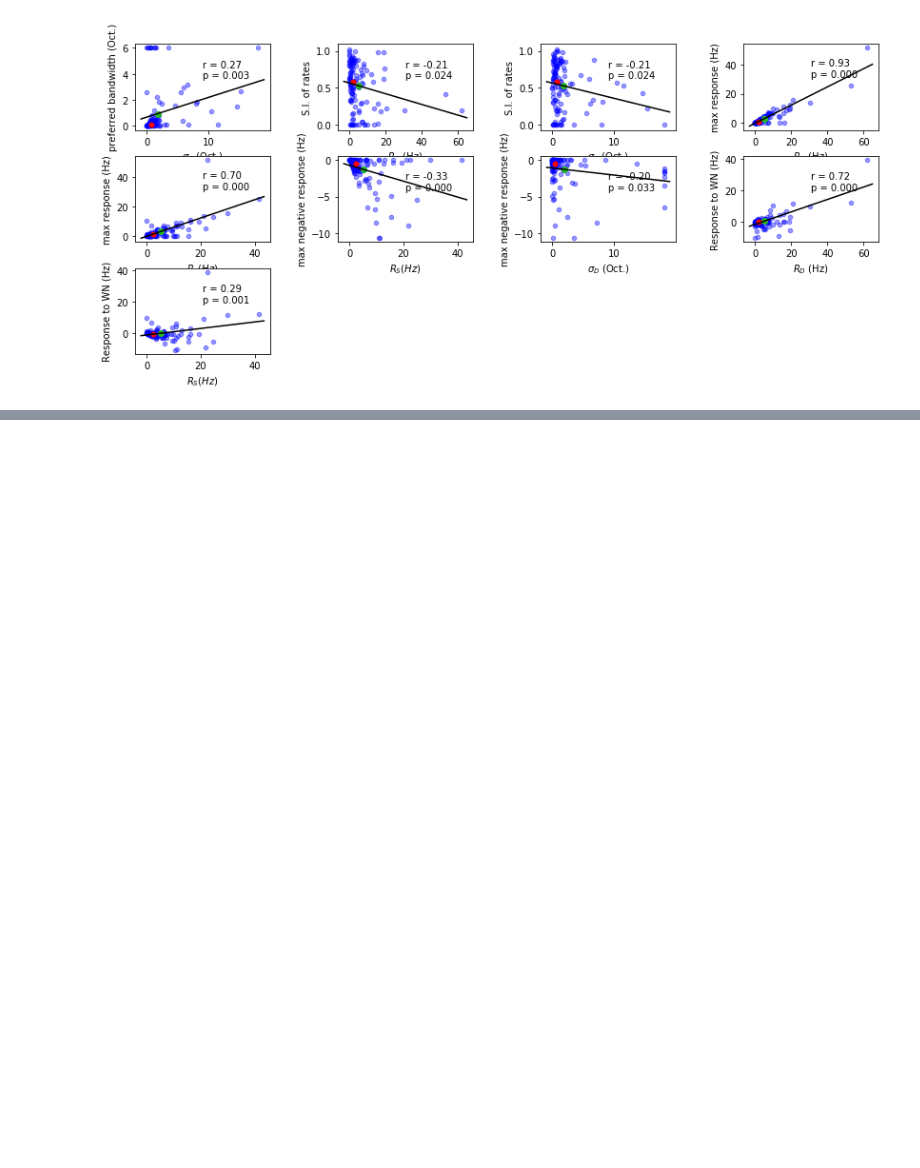
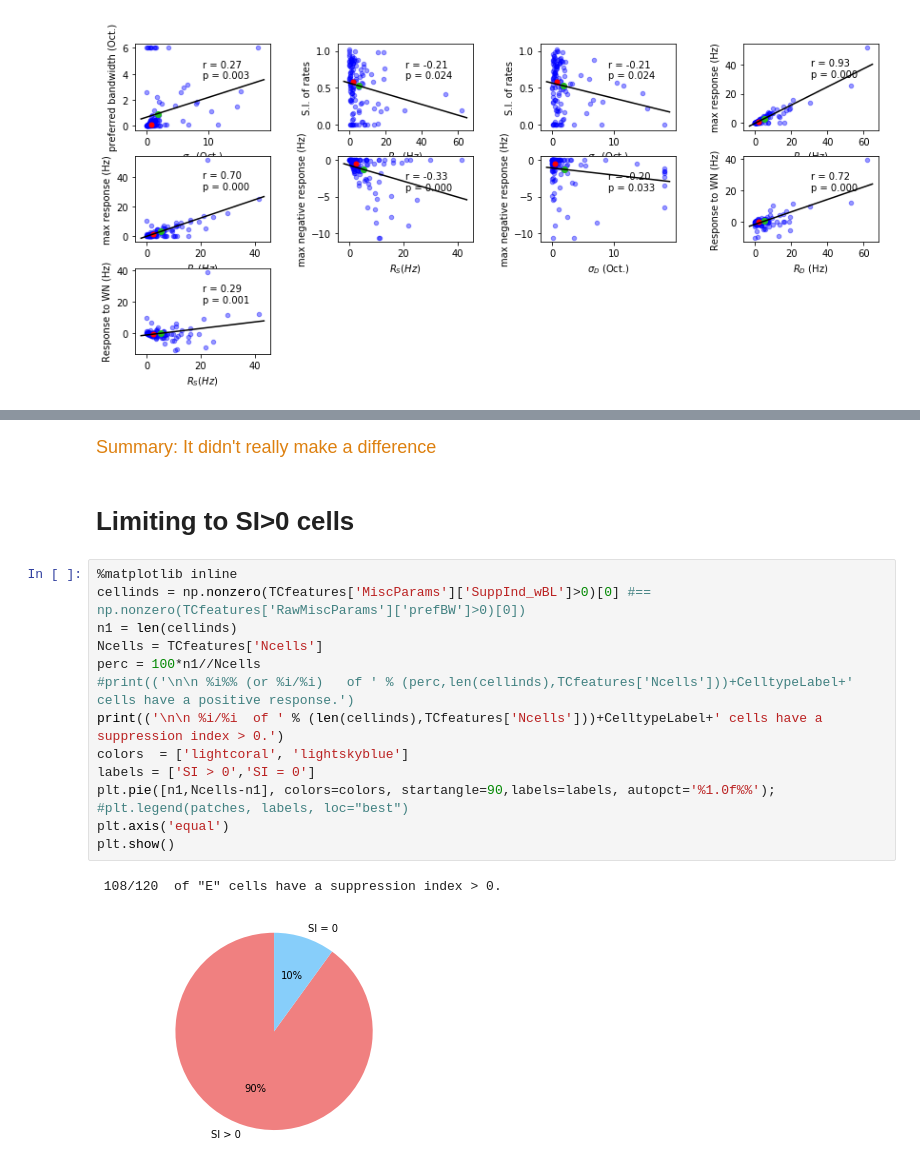
Before and after one commit to ahmadianlab/ACbandwidth, a Jupyter notebook: ACTuningCurves_diffGaussFits_Ecells.ipynb, the cells around one changed output, grey strips where cells are left out. Saved outputs shown, nothing was run; the diff lists cells and outputs as text; blank space fills up the shorter version.

Commit message:
difference of gaussian fit notebooks

```diff
--- a/ACTuningCurves_diffGaussFits_Ecells.ipynb
+++ b/ACTuningCurves_diffGaussFits_Ecells.ipynb
@@ -274,0 +368,27 @@ sigs = tcfplot.makeScatterPlots(TCfeaturesToPlot, TCparamNames, ParamsLabels, \
+# %% [markdown]
+<style type="text/css">
+body  {
+   background-color:#E8E2E8;
+};
+</style>
+<font color=#dd8010 size="4">
+Summary: It didn't really make a difference
+# %% [markdown]
+# Limiting to SI>0 cells
+# %%
+%matplotlib inline
+cellinds = np.nonzero(TCfeatures['MiscParams']['SuppInd_wBL']>0)[0] #== np.nonzero(TCfeatures['RawMiscParams']['prefBW']>0)[0])
+n1 = len(cellinds)
+Ncells = TCfeatures['Ncells']
+perc = 100*n1//Ncells
+#print(('\n\n %i%% (or %i/%i)   of ' % (perc,len(cellinds),TCfeatures['Ncells']))+CelltypeLabel+' cells have a positive response.')
+print(('\n\n %i/%i  of ' % (len(cellinds),TCfeatures['Ncells']))+CelltypeLabel+' cells have a suppression index > 0.')
+colors  = ['lightcoral', 'lightskyblue']
+labels = ['SI > 0','SI = 0']
+plt.pie([n1,Ncells-n1], colors=colors, startangle=90,labels=labels, autopct='%1.0f%%');
+#plt.legend(patches, labels, loc="best")
+plt.axis('equal')
+plt.show()
+# %% [output]
+ 108/120  of "E" cells have a suppression index > 0.
+[figure, added]
```
Also changed, not shown: parts of 10 cells of this notebook, 3 other files.
